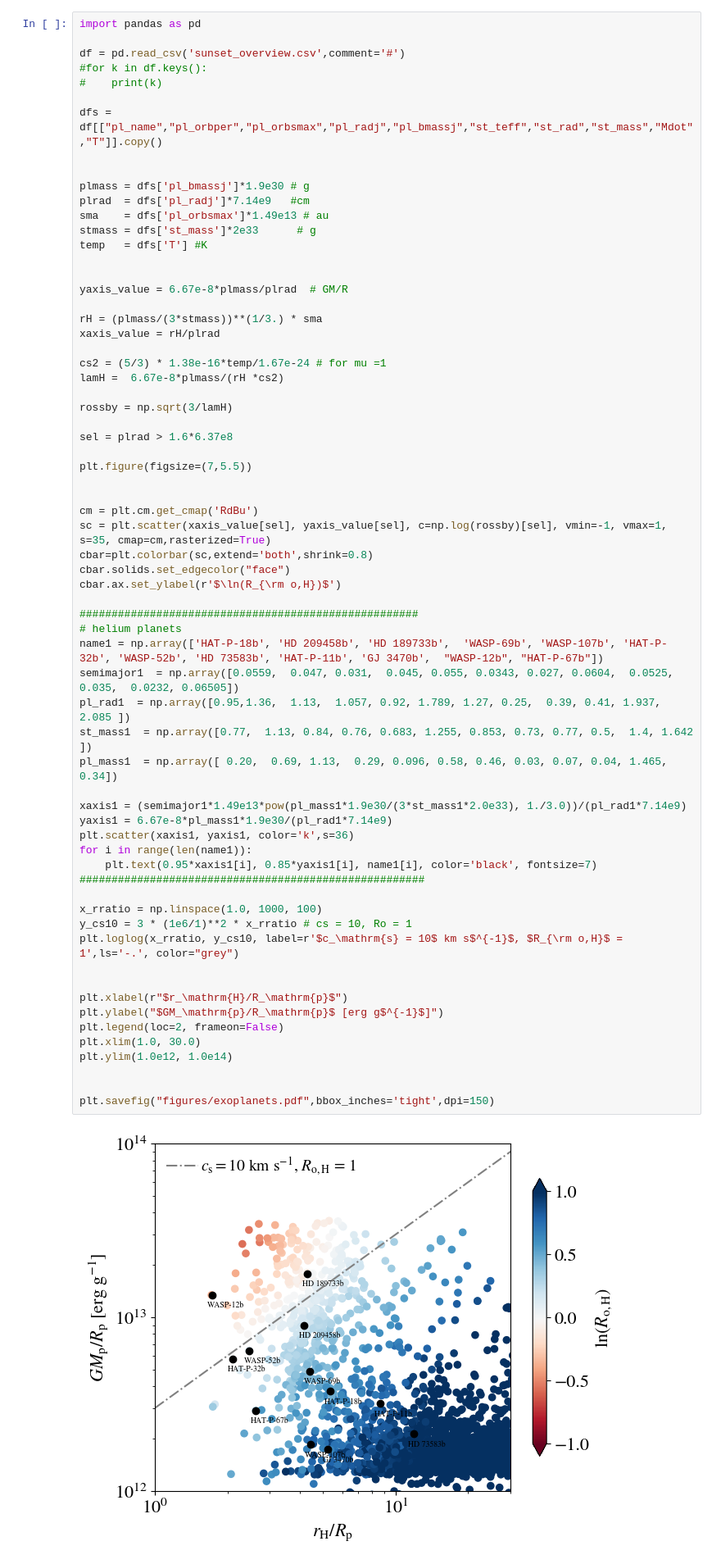
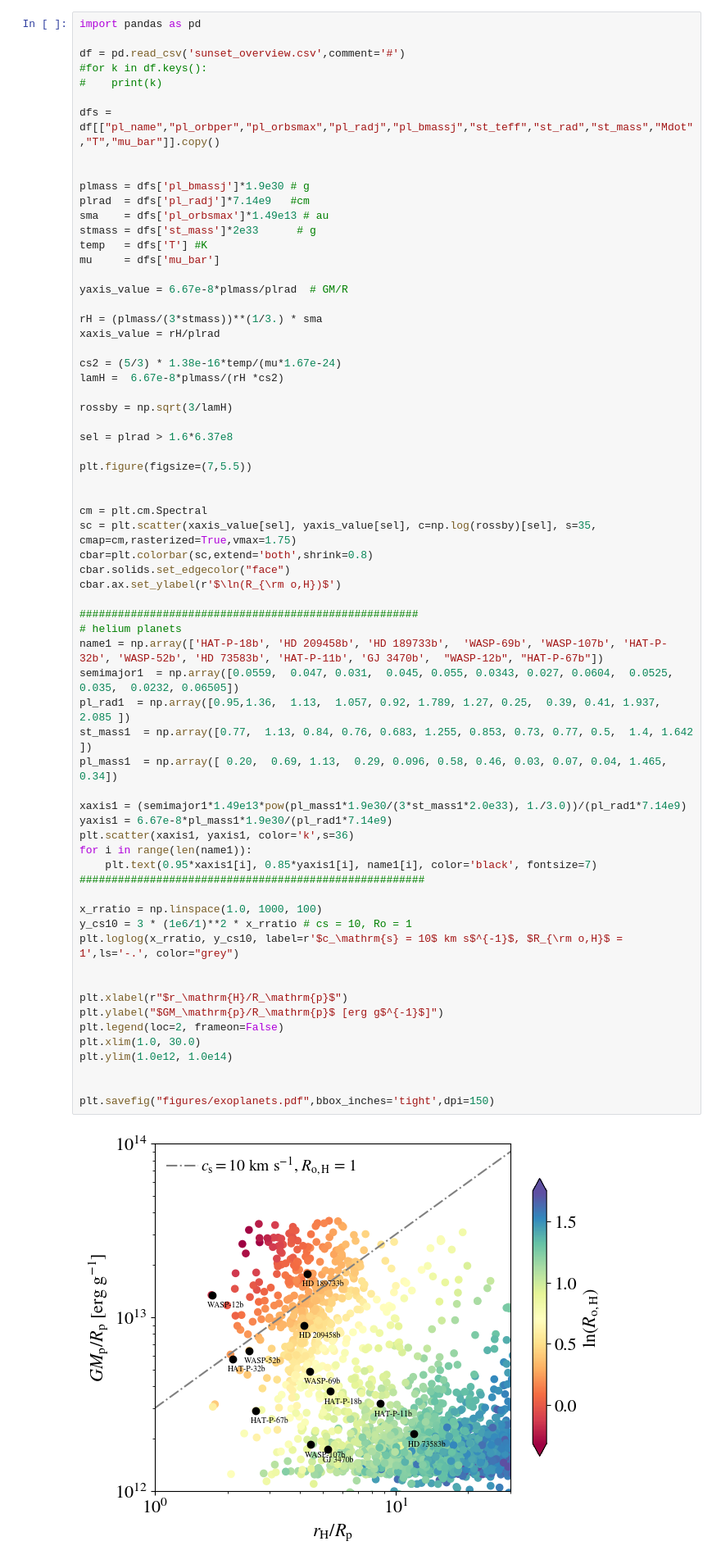
Before and after one commit to morganemacleod/PWMorphology, a Jupyter notebook: WindMorphology-PaperFigs.ipynb, the cells around one changed output. Shown at 82% size. Drawn from its saved outputs; the diff is of its cells as text.

```diff
--- a/WindMorphology-PaperFigs.ipynb
+++ b/WindMorphology-PaperFigs.ipynb
@@ -1376,7 +1374,7 @@ df = pd.read_csv('sunset_overview.csv',comment='#')
 #for k in df.keys():
 #    print(k)
 
-dfs = df[["pl_name","pl_orbper","pl_orbsmax","pl_radj","pl_bmassj","st_teff","st_rad","st_mass","Mdot","T"]].copy()
+dfs = df[["pl_name","pl_orbper","pl_orbsmax","pl_radj","pl_bmassj","st_teff","st_rad","st_mass","Mdot","T","mu_bar"]].copy()
 
 
 plmass = dfs['pl_bmassj']*1.9e30 # g
@@ -1384,14 +1382,14 @@ plrad  = dfs['pl_radj']*7.14e9   #cm
 sma    = dfs['pl_orbsmax']*1.49e13 # au
 stmass = dfs['st_mass']*2e33      # g
 temp   = dfs['T'] #K
-
+mu     = dfs['mu_bar']
 
 yaxis_value = 6.67e-8*plmass/plrad  # GM/R
 
 rH = (plmass/(3*stmass))**(1/3.) * sma
 xaxis_value = rH/plrad
 
-cs2 = (5/3) * 1.38e-16*temp/1.67e-24 # for mu =1
+cs2 = (5/3) * 1.38e-16*temp/(mu*1.67e-24)
 lamH =  6.67e-8*plmass/(rH *cs2)
 
 rossby = np.sqrt(3/lamH)
@@ -1401,39 +1399,39 @@ sel = plrad > 1.6*6.37e8
 plt.figure(figsize=(7,5.5))
 
 
-cm = plt.cm.get_cmap('RdBu')
-sc = plt.scatter(xaxis_value[sel], yaxis_value[sel], c=np.log(rossby)[sel], vmin=-1, vmax=1, s=35, cmap=cm,rasterized=True)
+cm = plt.cm.Spectral
+sc = plt.scatter(xaxis_value[sel], yaxis_value[sel], c=np.log(rossby)[sel], s=35, cmap=cm,rasterized=True,vmax=1.75)
 cbar=plt.colorbar(sc,extend='both',shrink=0.8)
 cbar.solids.set_edgecolor("face")
 cbar.ax.set_ylabel(r'$\ln(R_{\rm o,H})$')
 
 #####################################################
 # helium planets
 name1 = np.array(['HAT-P-18b', 'HD 209458b', 'HD 189733b',  'WASP-69b', 'WASP-107b', 'HAT-P-32b', 'WASP-52b', 'HD 73583b', 'HAT-P-11b', 'GJ 3470b',  "WASP-12b", "HAT-P-67b"])
 semimajor1  = np.array([0.0559,  0.047, 0.031,  0.045, 0.055, 0.0343, 0.027, 0.0604,  0.0525, 0.035,  0.0232, 0.06505])
 pl_rad1  = np.array([0.95,1.36,  1.13,  1.057, 0.92, 1.789, 1.27, 0.25,  0.39, 0.41, 1.937, 2.085 ])
 st_mass1  = np.array([0.77,  1.13, 0.84, 0.76, 0.683, 1.255, 0.853, 0.73, 0.77, 0.5,  1.4, 1.642 ])
 pl_mass1  = np.array([ 0.20,  0.69, 1.13,  0.29, 0.096, 0.58, 0.46, 0.03, 0.07, 0.04, 1.465, 0.34])
 
 xaxis1 = (semimajor1*1.49e13*pow(pl_mass1*1.9e30/(3*st_mass1*2.0e33), 1./3.0))/(pl_rad1*7.14e9)
 yaxis1 = 6.67e-8*pl_mass1*1.9e30/(pl_rad1*7.14e9)
 plt.scatter(xaxis1, yaxis1, color='k',s=36)
 for i in range(len(name1)):
 	plt.text(0.95*xaxis1[i], 0.85*yaxis1[i], name1[i], color='black', fontsize=7)
 ######################################################
 
 x_rratio = np.linspace(1.0, 1000, 100)
 y_cs10 = 3 * (1e6/1)**2 * x_rratio # cs = 10, Ro = 1
 plt.loglog(x_rratio, y_cs10, label=r'$c_\mathrm{s} = 10$ km s$^{-1}$, $R_{\rm o,H}$ = 1',ls='-.', color="grey")
 
 
 plt.xlabel(r"$r_\mathrm{H}/R_\mathrm{p}$")
 plt.ylabel("$GM_\mathrm{p}/R_\mathrm{p}$ [erg g$^{-1}$]")
 plt.legend(loc=2, frameon=False)
 plt.xlim(1.0, 30.0)
 plt.ylim(1.0e12, 1.0e14)
 
 
 plt.savefig("figures/exoplanets.pdf",bbox_inches='tight',dpi=150)
 # %% [output]
-[figure, old version]
+[figure, new version]
```
Also changed, not shown: parts of 1 cell of this notebook, 27 other files.
